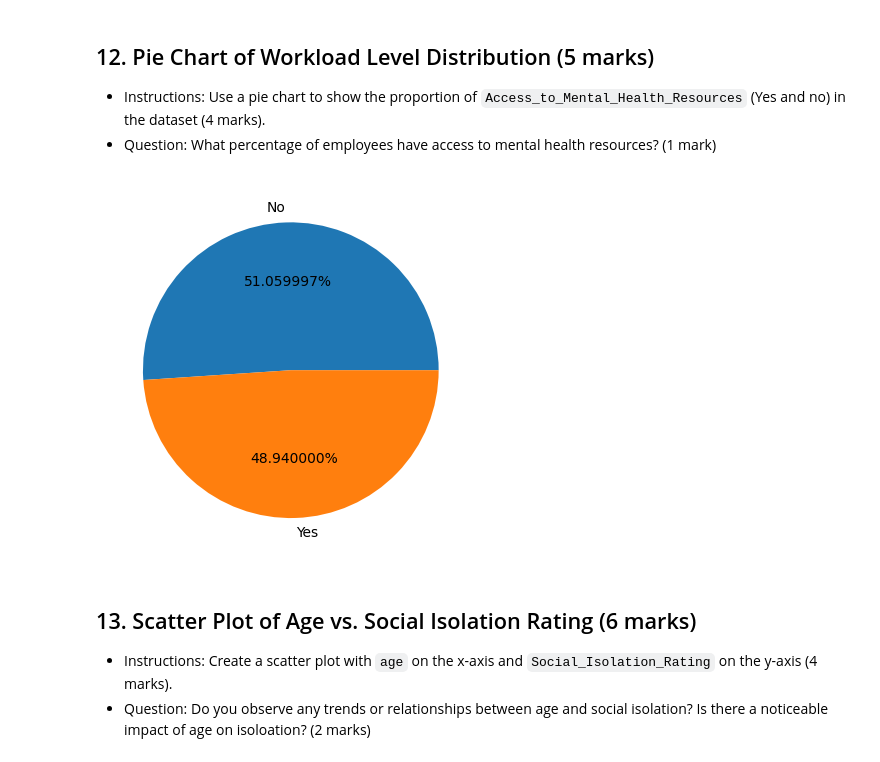
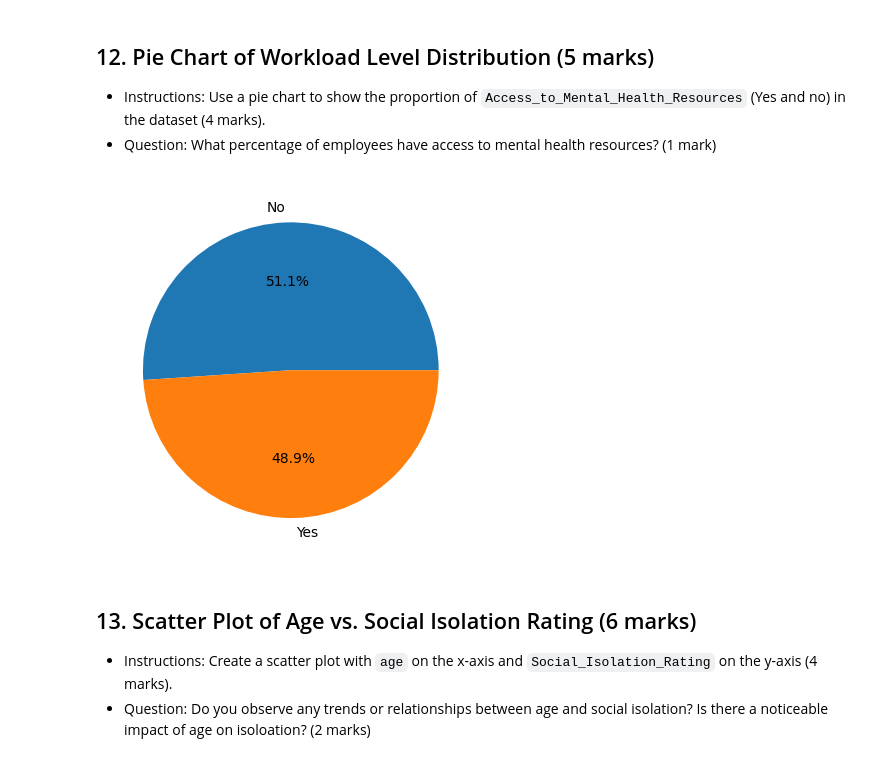
Before and after one commit to MatthewLacsa/PythonDA-course, a Jupyter notebook: Assessment/Data_Analytics_with_Python_Assessment.ipynb, the cells around one changed output. Saved outputs shown, nothing was run; the diff lists cells and outputs as text; code cells hidden in the pictures.

```diff
--- a/Assessment/Data_Analytics_with_Python_Assessment.ipynb
+++ b/Assessment/Data_Analytics_with_Python_Assessment.ipynb
@@ -373,11 +378,11 @@ plt.show()
 - Question: What percentage of employees have access to mental health resources? (1 mark)
 # %%
 # Write code here
-plt.pie(df['Access_to_Mental_Health_Resources'].value_counts(), labels = df['Access_to_Mental_Health_Resources'].value_counts().index, autopct='%1f%%')
+plt.pie(df['Access_to_Mental_Health_Resources'].value_counts(), labels = df['Access_to_Mental_Health_Resources'].value_counts().index, autopct='%1.1f%%')
 plt.show();
 #48.94 has access the mental health resources
 # %% [output]
-[figure, old version]
+[figure, new version]
 # %% [markdown]
 ## 13. Scatter Plot of Age vs. Social Isolation Rating (6 marks)
 - Instructions: Create a scatter plot with `age` on the x-axis and `Social_Isolation_Rating` on the y-axis (4 marks).
```
Also changed, not shown: parts of 12 cells of this notebook.
